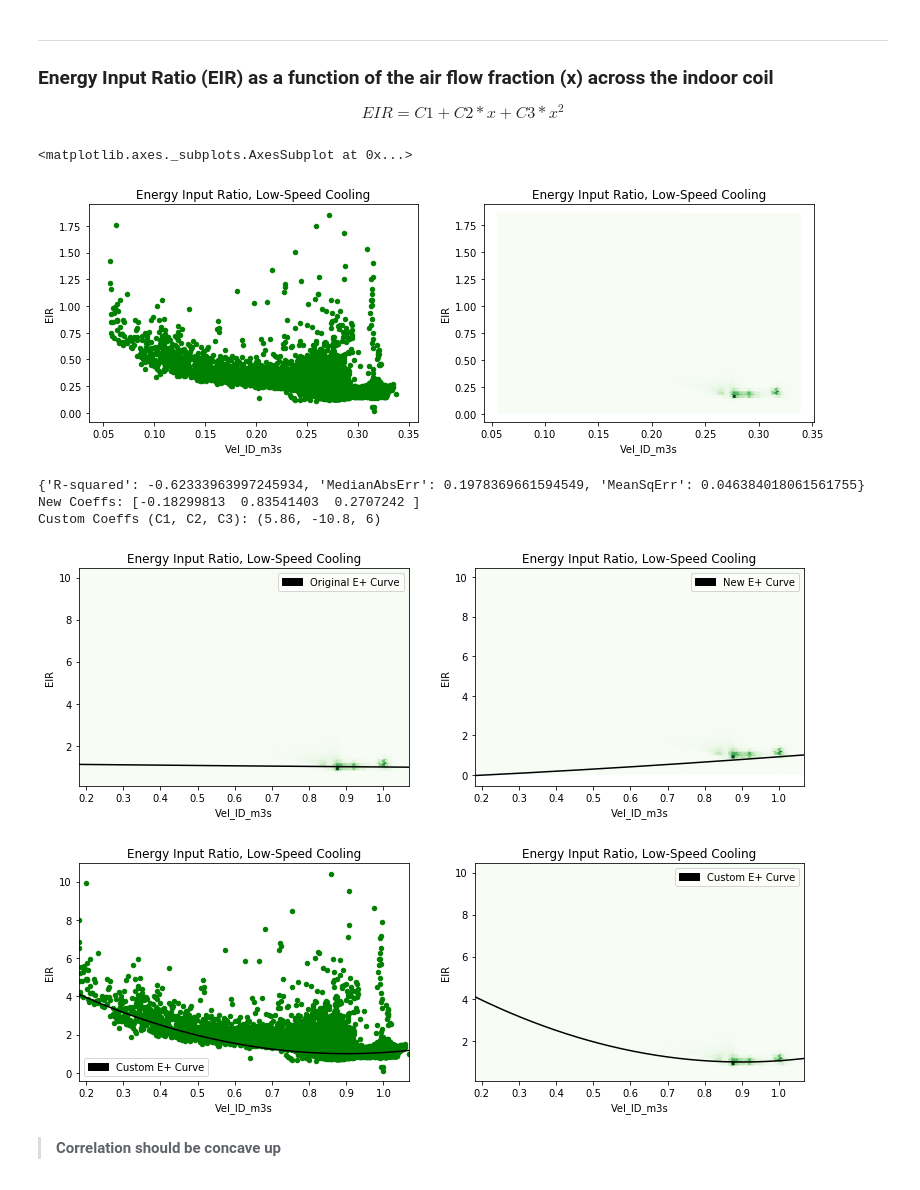
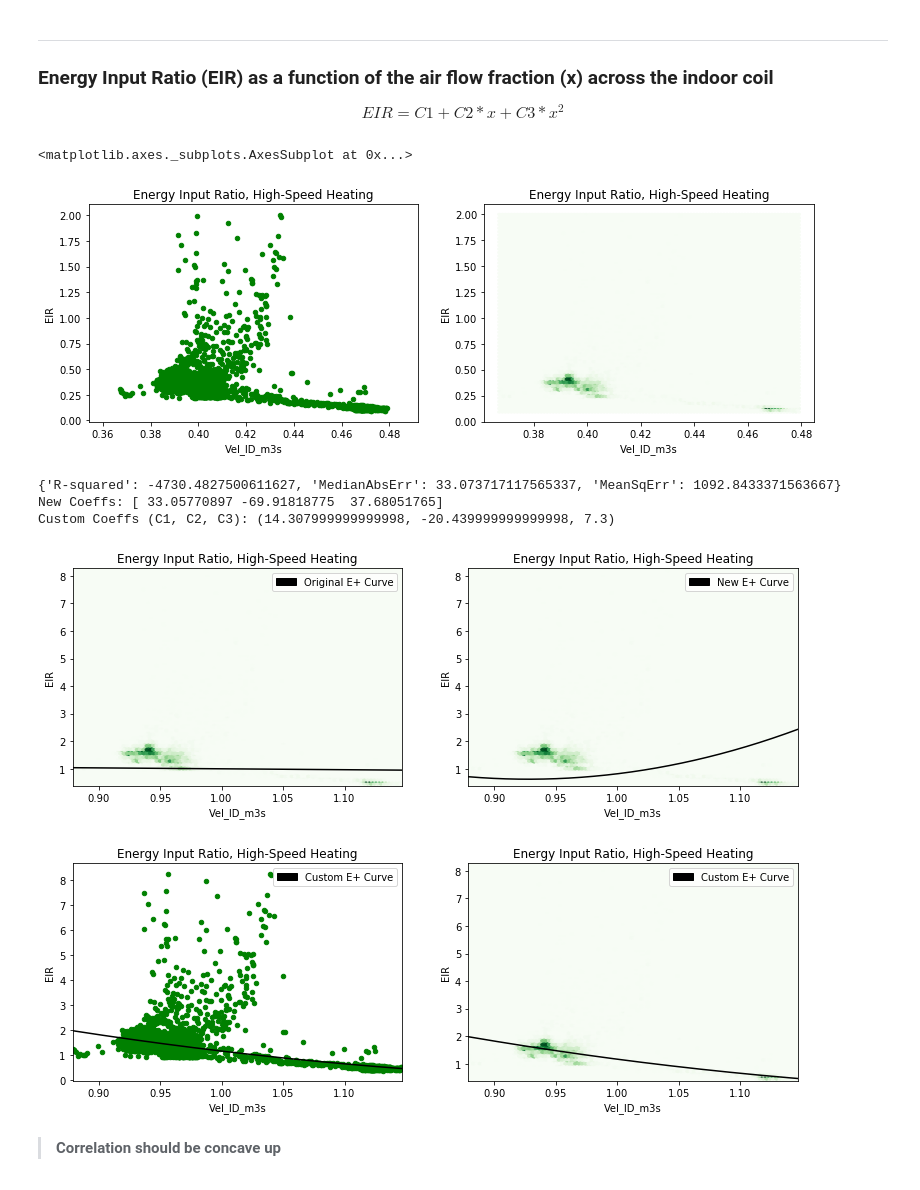
Before and after one commit to Matthew-Boyd/HVAC_AAON, a Jupyter notebook: HVAC.ipynb, the cells around one changed output. Cells and saved outputs as stored; diff of their text form; code cells hidden in the pictures.

```diff
--- a/HVAC.ipynb
+++ b/HVAC.ipynb
@@ -2,8 +2,8 @@
 # INPUTS
 
 years = [1, 2]     # 1=first year; 2=second year  (keep in brackets even if singular)
-speed = 0          # 0=low-speed; 1=high-speed
-state = 'Cooling'  # Cooling; Heating
+speed = 1          # 0=low-speed; 1=high-speed
+state = 'Heating'  # Cooling; Heating
 # %%
 %%html
 <style>
@@ -812,7 +863,7 @@ df[state_spd].plot.hexbin(x='Vel_ID_m3s', y='EIR', colormap='Greens',
                             title='Energy Input Ratio, ' + spd_str + ' ' + state, colorbar=False, ax=axes[1])
 # %% [output]
 <matplotlib.axes._subplots.AxesSubplot at 0x...>
-[figure, old version]
+[figure, new version]
 # %%
 # Plot original and new coeffs for EIR vs. flow
 fig, axes = plt.subplots(nrows=1, ncols=2, figsize=(13, 4))
@@ -823,49 +874,52 @@ orig_coeffs = {'Cooling': {'Low-Speed': (1.1552, -0.1808, 0.0256)},
 orig_coeffs['Cooling']['High-Speed'] = orig_coeffs['Cooling']['Low-Speed']
 orig_coeffs['Heating']['High-Speed'] = orig_coeffs['Heating']['Low-Speed']
 
 plot_quad(df_norm_ss, xname='Vel_ID_m3s', yname='EIR', coeffs=orig_coeffs[state][spd_str],
           color='Green', title_='Energy Input Ratio, ' + spd_str + ' ' + state,
           legend_='Original E+ Curve', axis_=axes[0])
 
 
 # New
 # Create regressions
 new_coeffs, stats = regr_quad(x=df_norm_ss.Vel_ID_m3s.as_matrix(),
                                y=df_norm_ss.Cap_Total_W.as_matrix())
 
 print(stats); print('New Coeffs: {0}'.format(new_coeffs))
 plot_quad(df_norm_ss, xname='Vel_ID_m3s', yname='EIR', coeffs=new_coeffs,
           color='Green', title_='Energy Input Ratio, ' + spd_str + ' ' + state,
           legend_='New E+ Curve', axis_=axes[1])
 
 
-# Custom
-if (state == 'Cooling') and (spd_str == 'Low-Speed'):
-    # function form: y = C1 + C2*x + C3*x^2
-    # factored:      y = a(x-h)^2 + k
-    #                 C1 = a*h^2 + k
-    #                 C2 = -2*a*h
-    #                 C3 = a
-    a = 6; h=0.9; k=1
-    C1 = a*h**2 + k; C2 = -2*a*h; C3 = a
-    custom_coeffs = (C1, C2, C3)
+# Evaluate curves using custom fits
+# quadratic form: y = C1 + C2*x + C3*x^2
+# function form: y = C1 + C2*x + C3*x^2
+# factored:      y = a(x-h)^2 + k
+#                 C1 = a*h^2 + k
+#                 C2 = -2*a*h
+#                 C3 = a
+custom_coeffs_ = {'Cooling': {'Low-Speed': (6, 0.9, 1),
+                              'High-Speed': (15, 0.9, 1.2)},
+                  'Heating': {'Low-Speed': (6, 1, 1.2),
+                              'High-Speed': (7.3, 1.4, 0)}}
+a, h, k = custom_coeffs_[state][spd_str]
+C1 = a*h**2 + k; C2 = -2*a*h; C3 = a
+custom_coeffs = (C1, C2, C3)
 
 fig, axes = plt.subplots(nrows=1, ncols=2, figsize=(13, 4))
 plot_quad(df_norm_ss, xname='Vel_ID_m3s', yname='EIR', coeffs=custom_coeffs,
           color='Green', title_='Energy Input Ratio, ' + spd_str + ' ' + state,
           legend_='Custom E+ Curve', axis_=axes[0], type_='scatter')
-
 plot_quad(df_norm_ss, xname='Vel_ID_m3s', yname='EIR', coeffs=custom_coeffs,
           color='Green', title_='Energy Input Ratio, ' + spd_str + ' ' + state,
           legend_='Custom E+ Curve', axis_=axes[1])
 
 print('Custom Coeffs (C1, C2, C3): ({0}, {1}, {2})'.format(C1, C2, C3))
 # %% [output]
-{'R-squared': -0.62333963997245934, 'MedianAbsErr': 0.1978369661594549, 'MeanSqErr': 0.046384018061561755}
-New Coeffs: [-0.18299813  0.83541403  0.2707242 ]
-Custom Coeffs (C1, C2, C3): (5.86, -10.8, 6)
+{'R-squared': -4730.4827500611627, 'MedianAbsErr': 33.073717117565337, 'MeanSqErr': 1092.8433371563667}
+New Coeffs: [ 33.05770897 -69.91818775  37.68051765]
+Custom Coeffs (C1, C2, C3): (14.307999999999998, -20.439999999999998, 7.3)
-[figure, old version]
+[figure, new version]
-[figure, old version]
+[figure, new version]
 # %% [markdown]
 > **Correlation should be concave up**
 # %% [markdown]
```
Also changed, not shown: parts of 8 cells of this notebook.
